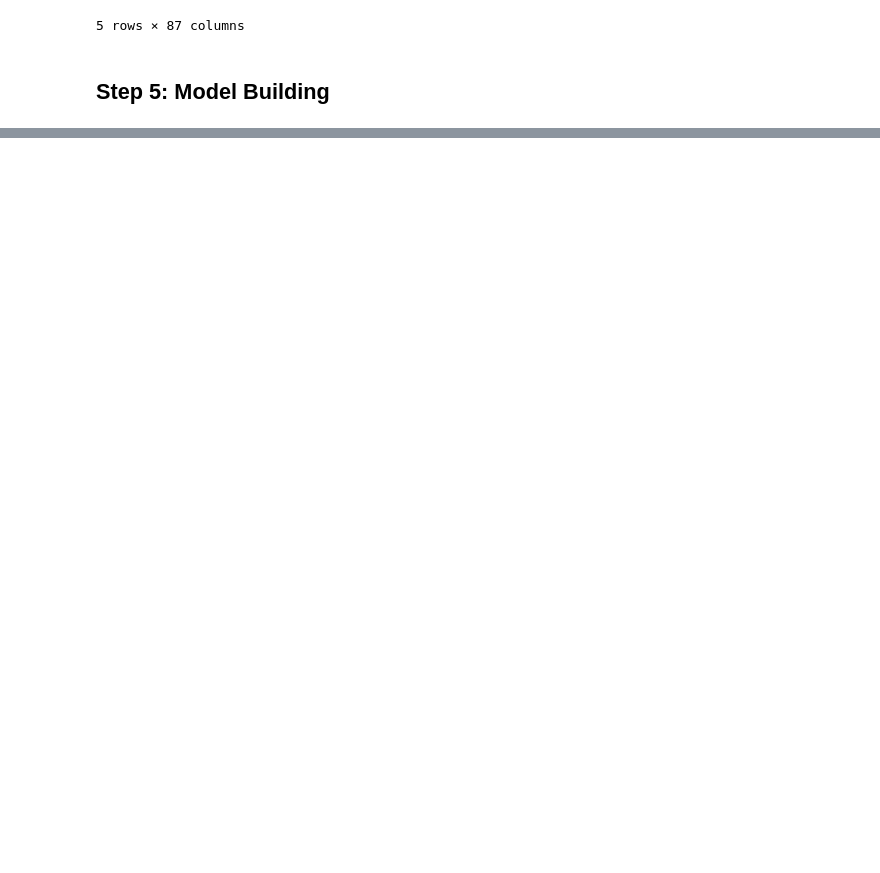
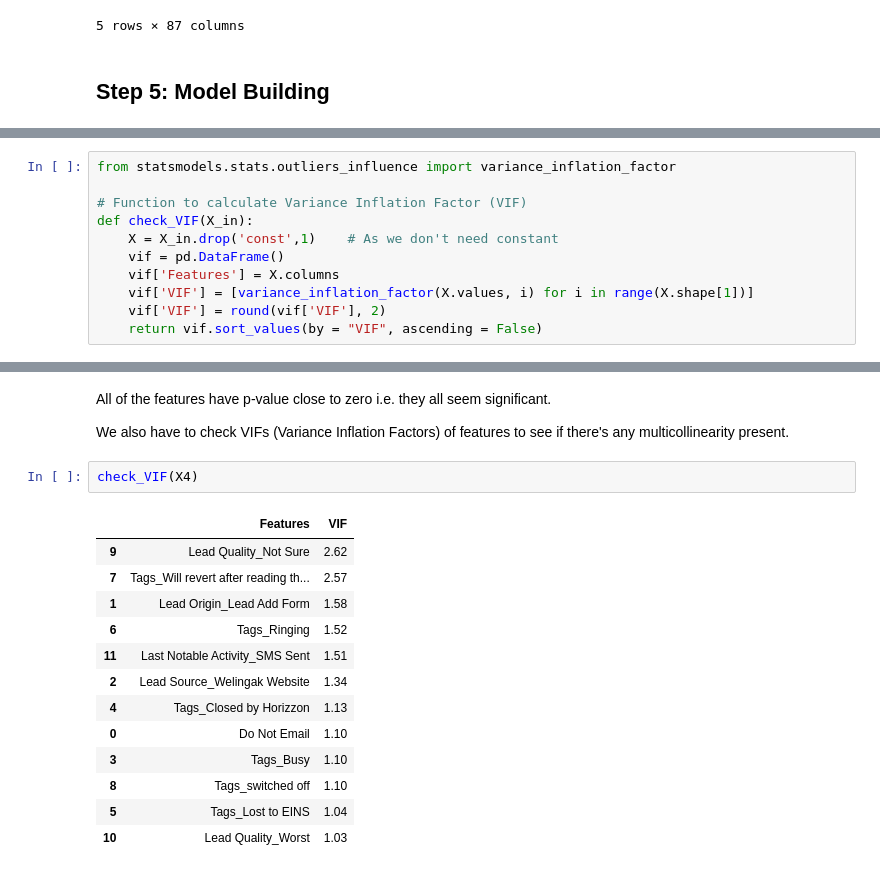
Before and after one commit to shinde-chandrakant/Lead-Scoring-Case-Study, a Jupyter notebook: LeadScoring.ipynb, the cells around one changed output, grey strips where cells are left out. Drawn from its saved outputs; the diff is of its cells as text; blank space fills up the shorter version.

```diff
--- a/LeadScoring.ipynb
+++ b/LeadScoring.ipynb
@@ -763,0 +839,11 @@ X_train.head()
+# %%
+from statsmodels.stats.outliers_influence import variance_inflation_factor
+
+# Function to calculate Variance Inflation Factor (VIF)
+def check_VIF(X_in):
+    X = X_in.drop('const',1)    # As we don't need constant
+    vif = pd.DataFrame()
+    vif['Features'] = X.columns
+    vif['VIF'] = [variance_inflation_factor(X.values, i) for i in range(X.shape[1])]
+    vif['VIF'] = round(vif['VIF'], 2)
+    return vif.sort_values(by = "VIF", ascending = False)
@@ -763,0 +988,20 @@ X_train.head()
+# %% [markdown]
+All of the features have p-value close to zero i.e. they all seem significant.
+
+We also have to check VIFs (Variance Inflation Factors) of features to see if there's any multicollinearity present.
+# %%
+check_VIF(X4)
+# %% [output]
+|  | Features | VIF |
+| 9 | Lead Quality_Not Sure | 2.62 |
+| 7 | Tags_Will revert after reading th... | 2.57 |
+| 1 | Lead Origin_Lead Add Form | 1.58 |
+| 6 | Tags_Ringing | 1.52 |
+| 11 | Last Notable Activity_SMS Sent | 1.51 |
+| 2 | Lead Source_Welingak Website | 1.34 |
+| 4 | Tags_Closed by Horizzon | 1.13 |
+| 0 | Do Not Email | 1.10 |
+| 3 | Tags_Busy | 1.10 |
+| 8 | Tags_switched off | 1.10 |
+| 5 | Tags_Lost to EINS | 1.04 |
+| 10 | Lead Quality_Worst | 1.03 |
```
Also changed, not shown: parts of 28 cells of this notebook.
